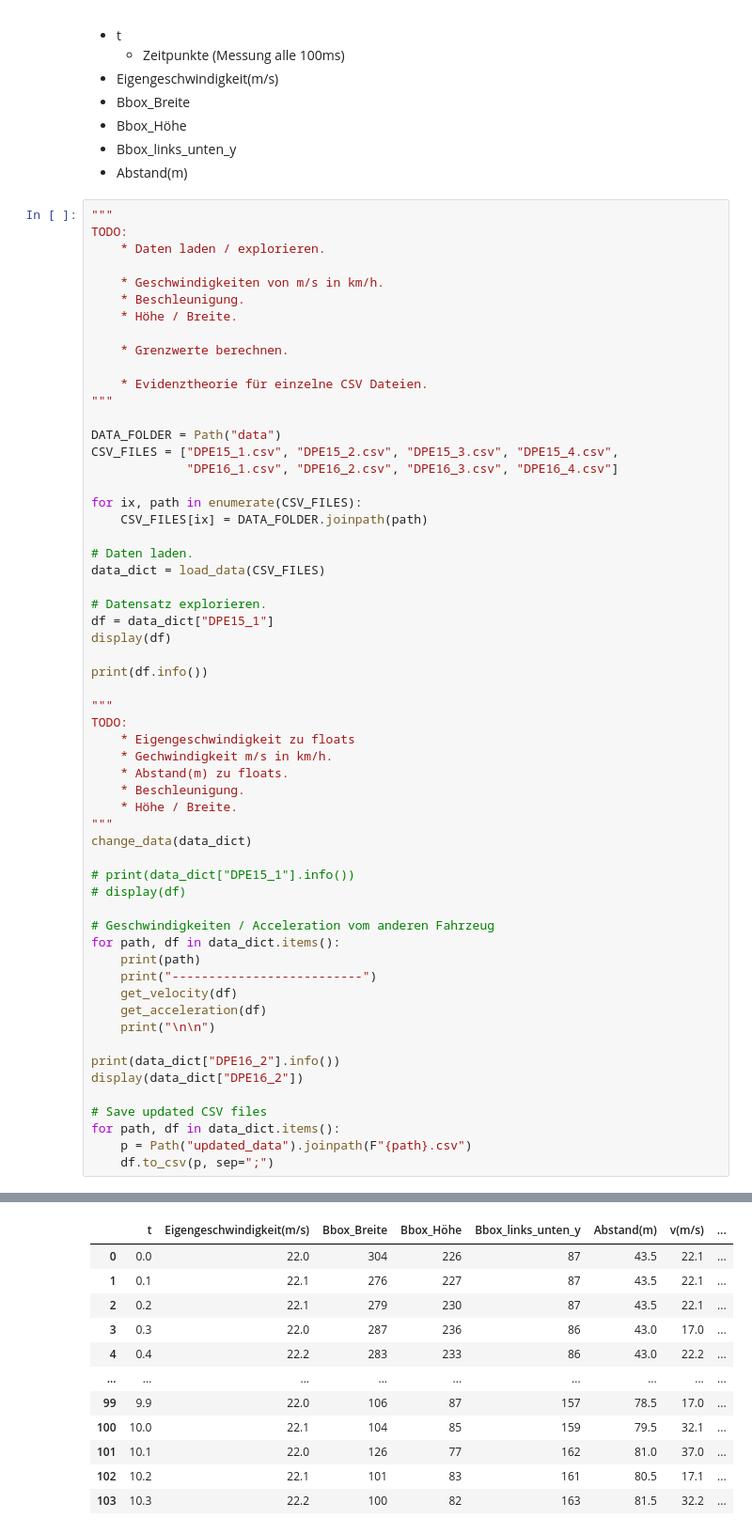
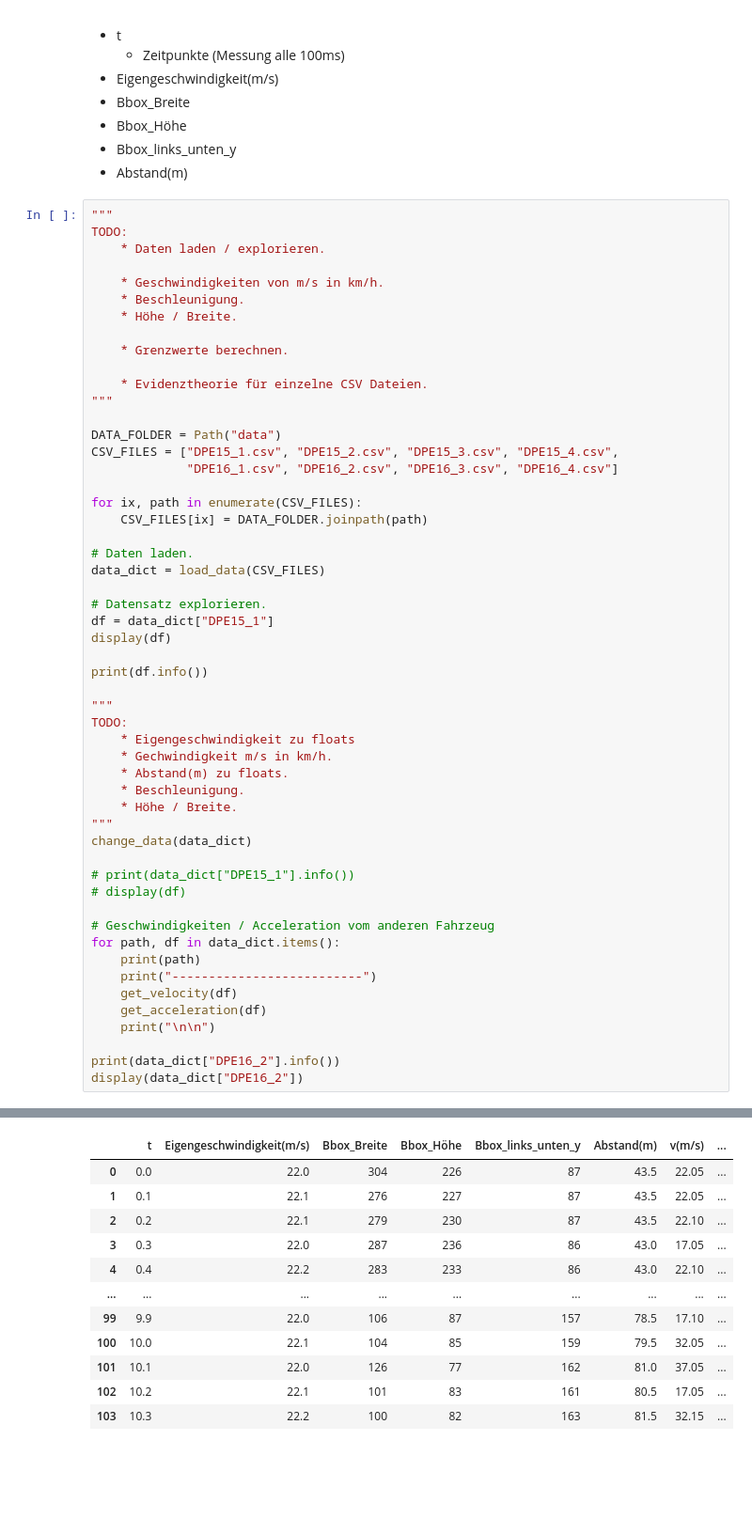
Before and after one commit to JanTSV/Evidenztheorie, a Jupyter notebook: main.ipynb, the cells around one changed output, grey strips where cells are left out. Shown: that part at 94% size. Drawn from its saved outputs; the diff is of its cells as text; blank space fills up the shorter version.

```diff
--- a/main.ipynb
+++ b/main.ipynb
@@ -102,11 +104,6 @@ for path, df in data_dict.items():
 
 print(data_dict["DPE16_2"].info())
 display(data_dict["DPE16_2"])
-
-# Save updated CSV files
-for path, df in data_dict.items():
-    p = Path("updated_data").joinpath(F"{path}.csv")
-    df.to_csv(p, sep=";")
 # %% [output]
 |  | t | Eigengeschwindigkeit(m/s) | Bbox_Breite | Bbox_Höhe | Bbox_links_unten_y | Abstand(m) |
 | 0 | 0 | 16,1 | 61 | 121 | 142 | 71 |
@@ -137,17 +134,17 @@ dtypes: int64(3), object(3)
  8   a(m/s^2)                   104 non-null    float64
 dtypes: float64(6), int64(3)
 memory usage: 7.4 KB
 None
 |  | t | Eigengeschwindigkeit(m/s) | Bbox_Breite | Bbox_Höhe | Bbox_links_unten_y | Abstand(m) | v(m/s) | ... |
-| 0 | 0.0 | 22.0 | 304 | 226 | 87 | 43.5 | 22.1 | ... |
-| 1 | 0.1 | 22.1 | 276 | 227 | 87 | 43.5 | 22.1 | ... |
-| 2 | 0.2 | 22.1 | 279 | 230 | 87 | 43.5 | 22.1 | ... |
-| 3 | 0.3 | 22.0 | 287 | 236 | 86 | 43.0 | 17.0 | ... |
-| 4 | 0.4 | 22.2 | 283 | 233 | 86 | 43.0 | 22.2 | ... |
+| 0 | 0.0 | 22.0 | 304 | 226 | 87 | 43.5 | 22.05 | ... |
+| 1 | 0.1 | 22.1 | 276 | 227 | 87 | 43.5 | 22.05 | ... |
+| 2 | 0.2 | 22.1 | 279 | 230 | 87 | 43.5 | 22.10 | ... |
+| 3 | 0.3 | 22.0 | 287 | 236 | 86 | 43.0 | 17.05 | ... |
+| 4 | 0.4 | 22.2 | 283 | 233 | 86 | 43.0 | 22.10 | ... |
 | ... | ... | ... | ... | ... | ... | ... | ... | ... |
-| 99 | 9.9 | 22.0 | 106 | 87 | 157 | 78.5 | 17.0 | ... |
-| 100 | 10.0 | 22.1 | 104 | 85 | 159 | 79.5 | 32.1 | ... |
-| 101 | 10.1 | 22.0 | 126 | 77 | 162 | 81.0 | 37.0 | ... |
-| 102 | 10.2 | 22.1 | 101 | 83 | 161 | 80.5 | 17.1 | ... |
-| 103 | 10.3 | 22.2 | 100 | 82 | 163 | 81.5 | 32.2 | ... |
+| 99 | 9.9 | 22.0 | 106 | 87 | 157 | 78.5 | 17.10 | ... |
+| 100 | 10.0 | 22.1 | 104 | 85 | 159 | 79.5 | 32.05 | ... |
+| 101 | 10.1 | 22.0 | 126 | 77 | 162 | 81.0 | 37.05 | ... |
+| 102 | 10.2 | 22.1 | 101 | 83 | 161 | 80.5 | 17.05 | ... |
+| 103 | 10.3 | 22.2 | 100 | 82 | 163 | 81.5 | 32.15 | ... |
 104 rows × 9 columns
```
Also changed, not shown: parts of 3 cells of this notebook, 10 other files.
